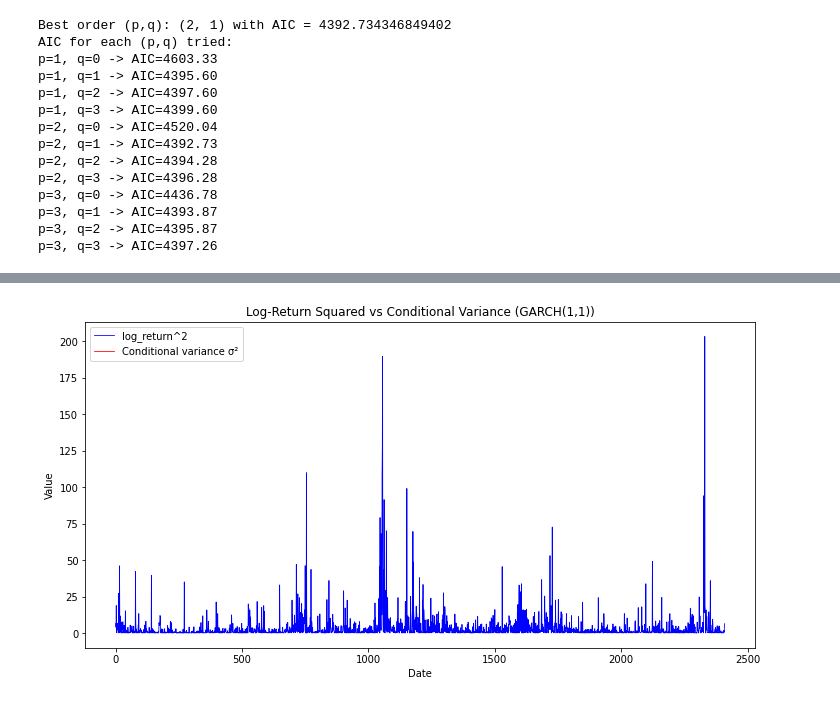
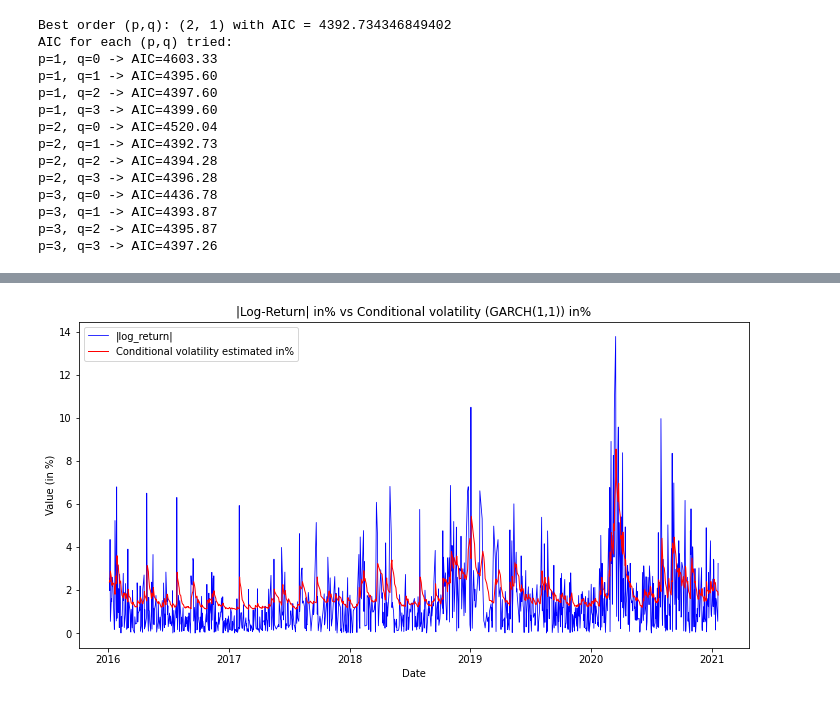
Before and after one commit to jasonTor/Alpha_Volatility_Strategy, a Jupyter notebook: exploratory_analysis.ipynb, the cells around one changed output, grey strips where cells are left out. Cells and saved outputs as stored; diff of their text form; code cells hidden in the pictures.

```diff
--- a/exploratory_analysis.ipynb
+++ b/exploratory_analysis.ipynb
@@ -515,14 +538,13 @@ plt.show()
-# %%
-# Réindexer cond_vol pour correspondre à log_return2
-cond_vol_aligned = cond_vol.reindex(log_return2.index)
-
-plt.figure(figsize=(12,6))
-plt.plot(log_return2, label='log_return^2', color='blue', linewidth=0.8)
-plt.plot(cond_vol_aligned, label='Conditional variance σ²', color='red', linewidth=0.8)
-plt.title("Log-Return Squared vs Conditional Variance (GARCH(1,1))")
-plt.xlabel("Date")
-plt.ylabel("Value")
-plt.legend()
-plt.show()
-# %% [output]
-[figure, removed]
+# %%
+cond_var_aligned = cond_var.reindex(log_return2.index)
+
+plt.figure(figsize=(12,6))
+plt.plot(np.sqrt(log_return2), label='|log_return|', color='blue', linewidth=0.8)
+plt.plot(np.sqrt(cond_var_aligned), label='Conditional volatility estimated in%', color='red', linewidth=1)
+plt.title("|Log-Return| in% vs Conditional volatility (GARCH(1,1)) in%")
+plt.xlabel("Date")
+plt.ylabel("Value (in %)")
+plt.legend()
+plt.show()
+# %% [output]
+[figure, added]
```
Also changed, not shown: parts of 56 cells of this notebook, 1 other file.
